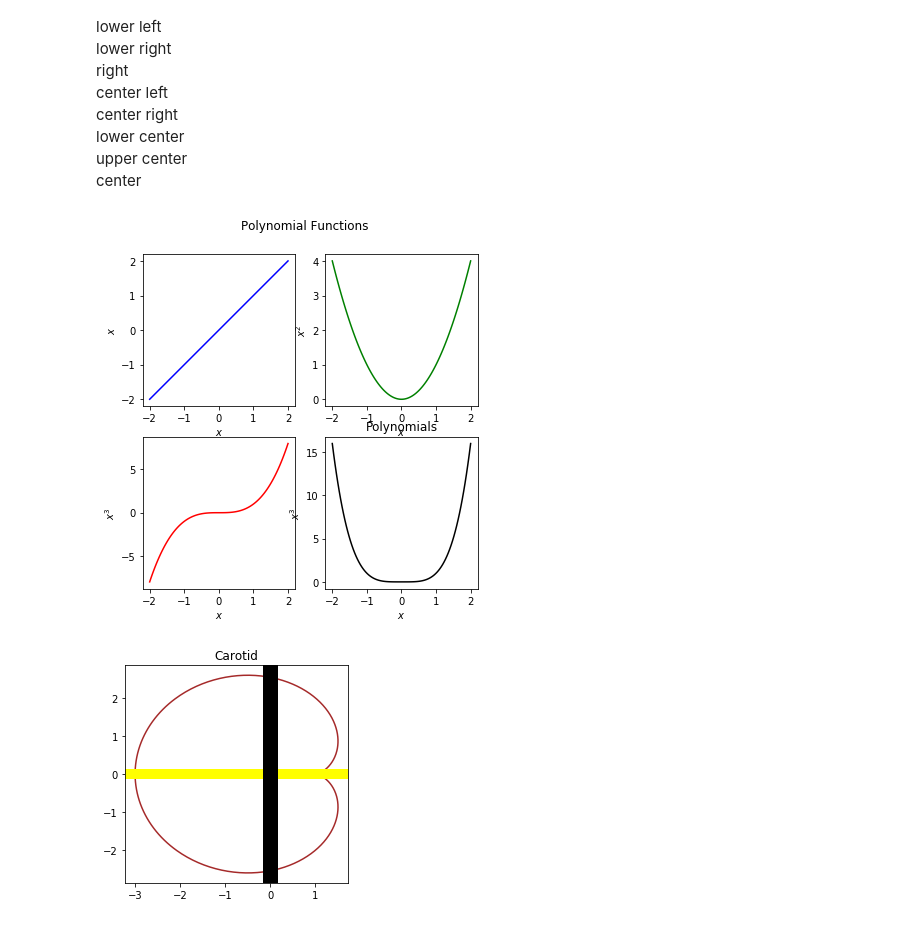
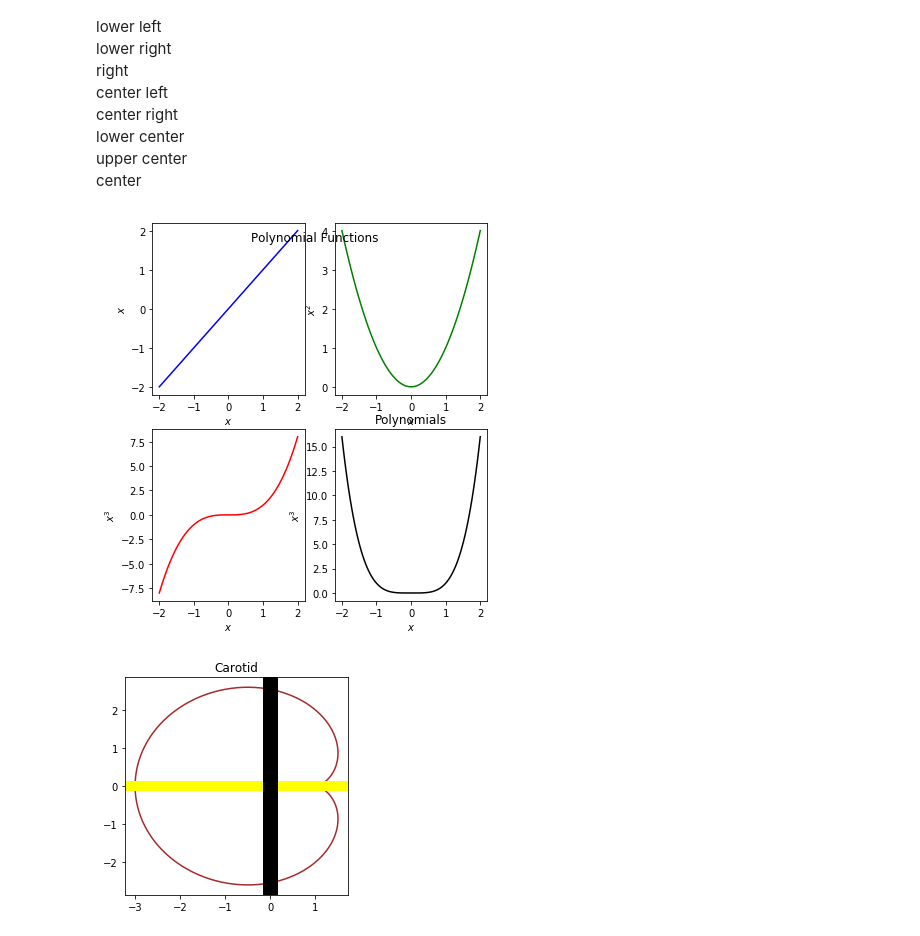
Before and after one commit to balajidileepkumar/Python_MachineLearning, a Jupyter notebook: Chapter-10-MatPlotLib.ipynb, the cells around one changed output. Cells and saved outputs as stored; diff of their text form; code cells hidden in the pictures.

```diff
--- a/Chapter-10-MatPlotLib.ipynb
+++ b/Chapter-10-MatPlotLib.ipynb
@@ -414,32 +431,32 @@ center<br>
 # %%
 plt.figure(figsize=(6,6))
 xvalues = np.linspace(-2, 2, 100)
 plt.subplot(2, 2, 1)
 yvalues = xvalues
 plt.plot(xvalues, yvalues, color='blue')
 plt.xlabel('$x$')
 plt.ylabel('$x$')
 plt.subplot(2, 2, 2)
 yvalues = xvalues ** 2
 plt.plot(xvalues, yvalues, color='green')
 plt.xlabel('$x$')
 plt.ylabel('$x^2$')
 plt.subplot(2, 2, 3)
 yvalues = xvalues ** 3
 plt.plot(xvalues, yvalues, color='red')
 plt.xlabel('$x$')
 plt.ylabel('$x^3$')
 plt.subplot(2, 2, 4)
 yvalues = xvalues ** 4
 plt.plot(xvalues, yvalues, color='black')
 plt.xlabel('$x$')
 plt.ylabel('$x^3$')
 plt.title("Polynomials")
 plt.suptitle('Polynomial Functions')
 #plt.tight_layout()
-plt.subplots_adjust(top=0.90)
+plt.subplots_adjust(top=1.0)
 # %% [output]
-[figure, old version]
+[figure, new version]
 # %%
 plt.figure(figsize=(4,4))
 tvalues = np.linspace(-np.pi, np.pi, 500)
```
Also changed, not shown: parts of 8 cells of this notebook, 1 other file.
